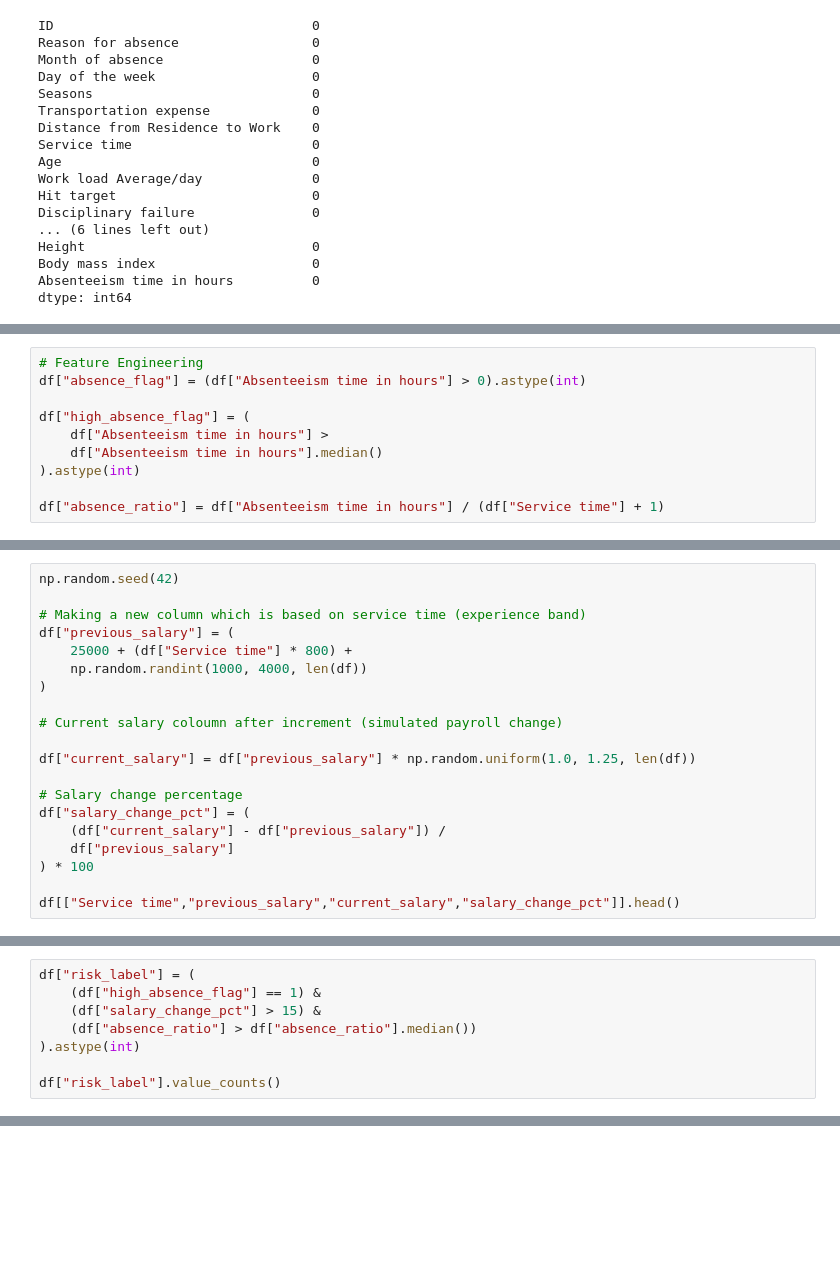
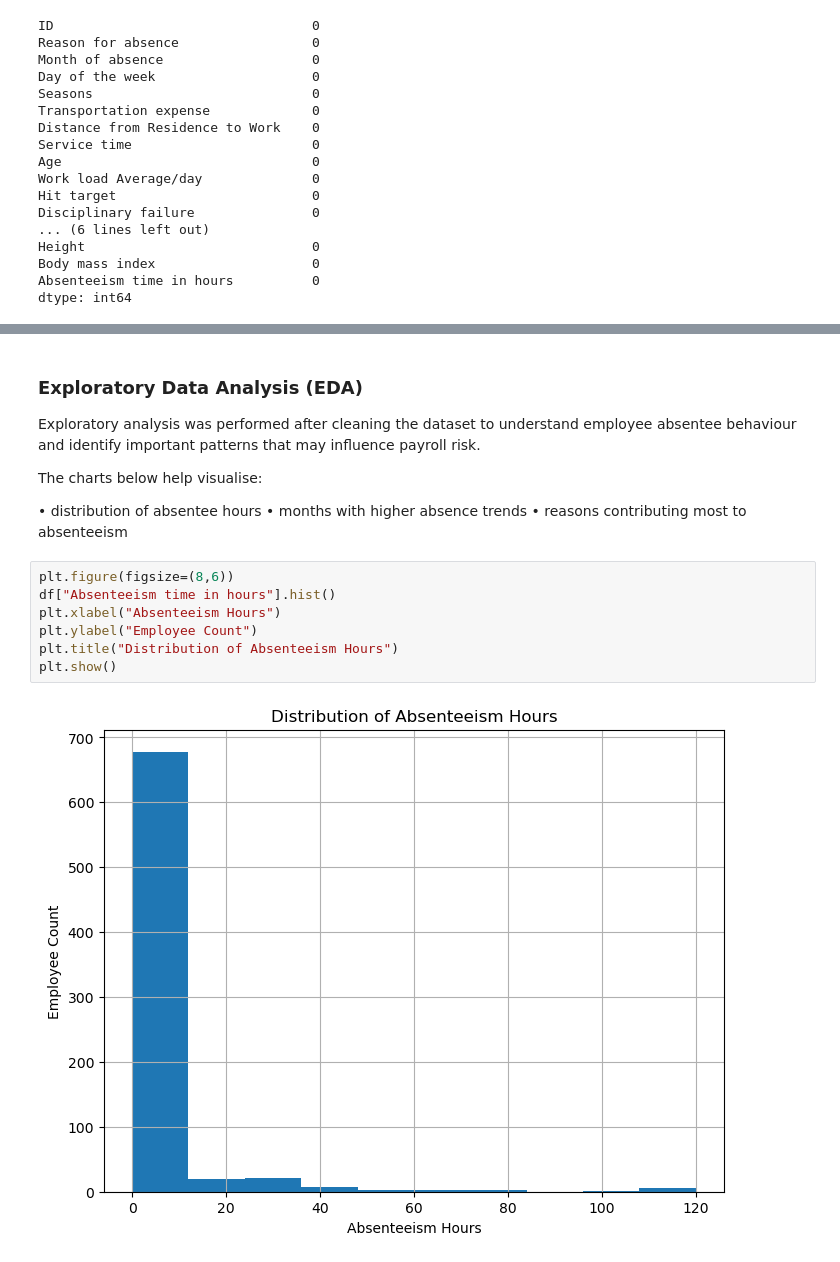
Before and after one commit to Yogi-creator-tech/ZENVY-Payroll-Risk-Scoring, a Jupyter notebook: Zenvy_ Payroll_Risk_analysis Project/ZENVY_Payroll_Risk_Scoring_Project.ipynb, the cells around one changed output, grey strips where cells are left out. Drawn from its saved outputs; the diff is of its cells as text; blank space fills up the shorter version.

```diff
--- a/Zenvy_ Payroll_Risk_analysis Project/ZENVY_Payroll_Risk_Scoring_Project.ipynb
+++ b/Zenvy_ Payroll_Risk_analysis Project/ZENVY_Payroll_Risk_Scoring_Project.ipynb
@@ -116,10 +79,0 @@ plt.show()
-# %%
-# Feature Engineering
-df["absence_flag"] = (df["Absenteeism time in hours"] > 0).astype(int)
-
-df["high_absence_flag"] = (
-    df["Absenteeism time in hours"] >
-    df["Absenteeism time in hours"].median()
-).astype(int)
-
-df["absence_ratio"] = df["Absenteeism time in hours"] / (df["Service time"] + 1)
@@ -154,20 +79,0 @@ Payroll Risk Scoring System.
-# %%
-np.random.seed(42)
-
-# Making a new column which is based on service time (experience band)
-df["previous_salary"] = (
-    25000 + (df["Service time"] * 800) +
-    np.random.randint(1000, 4000, len(df))
-)
-
-# Current salary coloumn after increment (simulated payroll change)
-
-df["current_salary"] = df["previous_salary"] * np.random.uniform(1.0, 1.25, len(df))
-
-# Salary change percentage
-df["salary_change_pct"] = (
-    (df["current_salary"] - df["previous_salary"]) /
-    df["previous_salary"]
-) * 100
-
-df[["Service time","previous_salary","current_salary","salary_change_pct"]].head()
@@ -181,8 +79,0 @@ df[["Service time","previous_salary","current_salary","salary_change_pct"]].head
-# %%
-df["risk_label"] = (
-    (df["high_absence_flag"] == 1) &
-    (df["salary_change_pct"] > 15) &
-    (df["absence_ratio"] > df["absence_ratio"].median())
-).astype(int)
-
-df["risk_label"].value_counts()
@@ -424,0 +80,21 @@ of identifying high-risk payroll records based on behavioural indicators.
+# %% [markdown]
+### Exploratory Data Analysis (EDA)
+
+Exploratory analysis was performed after cleaning the dataset to understand
+employee absentee behaviour and identify important patterns that may
+influence payroll risk.
+
+The charts below help visualise:
+
+• distribution of absentee hours
+• months with higher absence trends
+• reasons contributing most to absenteeism
+# %%
+plt.figure(figsize=(8,6))
+df["Absenteeism time in hours"].hist()
+plt.xlabel("Absenteeism Hours")
+plt.ylabel("Employee Count")
+plt.title("Distribution of Absenteeism Hours")
+plt.show()
+# %% [output]
+[figure, added]
```
Also changed, not shown: parts of 39 cells of this notebook.
